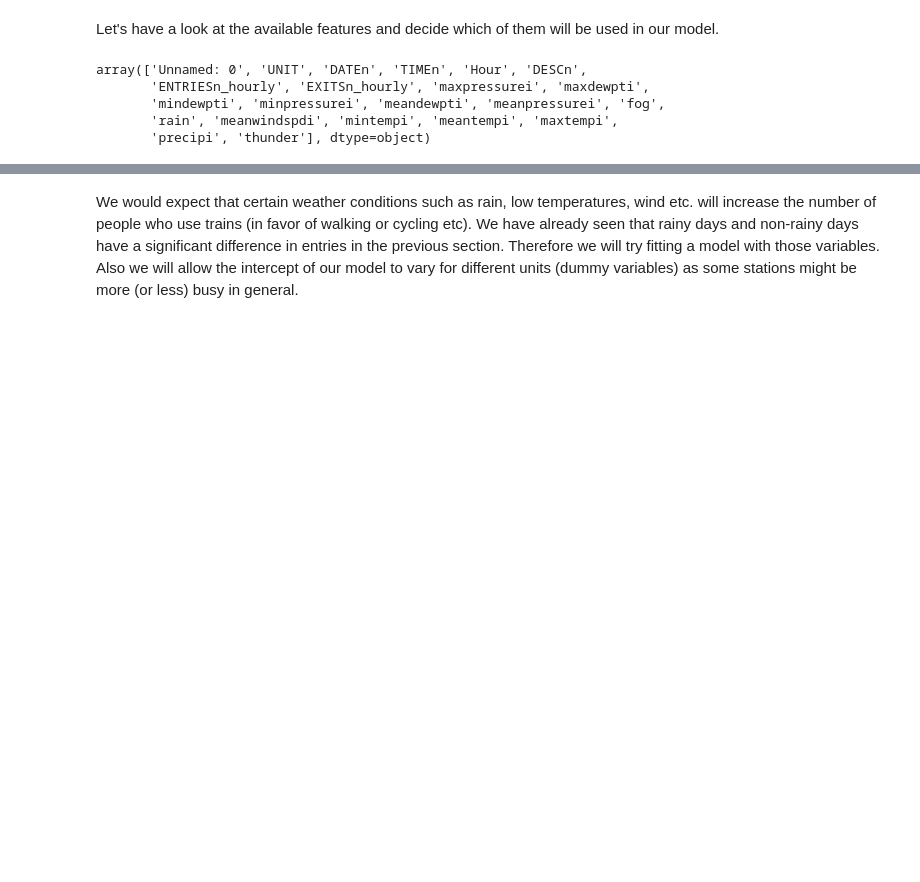
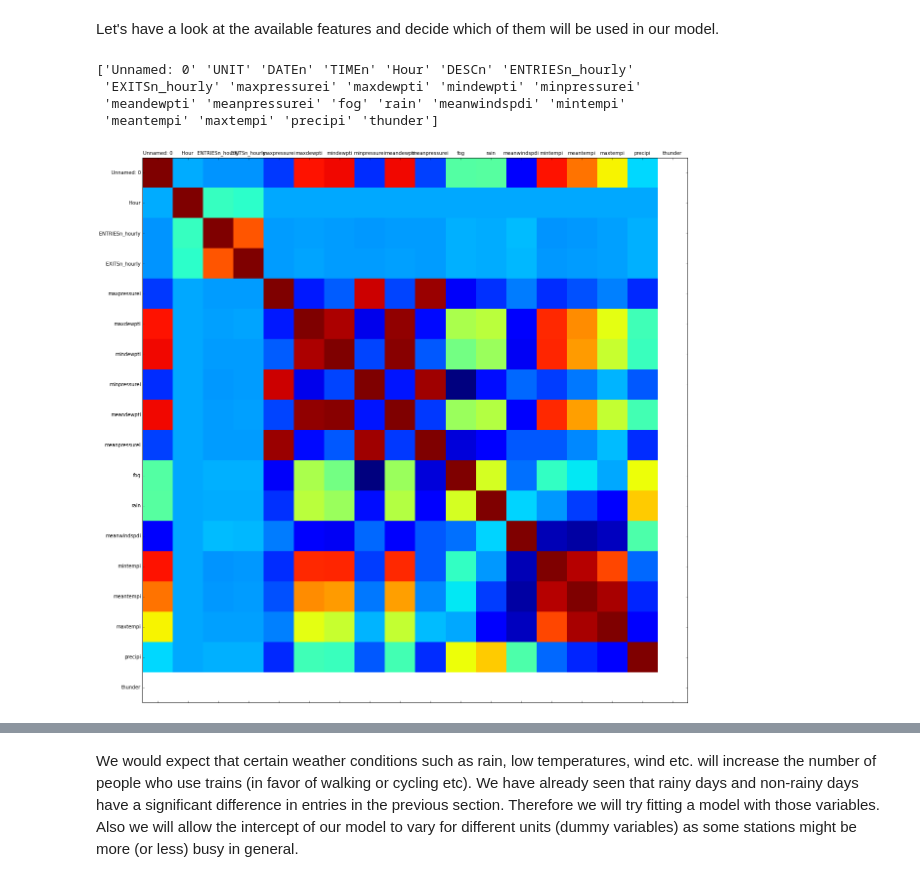
Before and after one commit to bornfreesoul/Intro-to-Data-Science, a Jupyter notebook: Final_Project/final_project_ipython.ipynb, the cells around one changed output, grey strips where cells are left out. Cells and saved outputs as stored; diff of their text form; code cells hidden in the pictures; blank space fills up the shorter version.

Commit message:
add model fit plots

```diff
--- a/Final_Project/final_project_ipython.ipynb
+++ b/Final_Project/final_project_ipython.ipynb
@@ -84,11 +84,17 @@ import random
 import pandas
 # %% [markdown]
 Let's have a look at the available features and decide which of them will be used in our model.
-# %%
-turnstileData.columns.values
-# %% [output]
-array(['Unnamed: 0', 'UNIT', 'DATEn', 'TIMEn', 'Hour', 'DESCn',
-       'ENTRIESn_hourly', 'EXITSn_hourly', 'maxpressurei', 'maxdewpti',
-       'mindewpti', 'minpressurei', 'meandewpti', 'meanpressurei', 'fog',
-       'rain', 'meanwindspdi', 'mintempi', 'meantempi', 'maxtempi',
-       'precipi', 'thunder'], dtype=object)
+# %%
+# correlation matrix - plot
+print turnstileData.columns.values
+corr = turnstileData.corr()
+fig, ax = plt.subplots(figsize=(20, 20))
+ax.matshow(corr)
+plt.xticks(range(len(corr.columns)), corr.columns);
+plt.yticks(range(len(corr.columns)), corr.columns);
+# %% [output]
+['Unnamed: 0' 'UNIT' 'DATEn' 'TIMEn' 'Hour' 'DESCn' 'ENTRIESn_hourly'
+ 'EXITSn_hourly' 'maxpressurei' 'maxdewpti' 'mindewpti' 'minpressurei'
+ 'meandewpti' 'meanpressurei' 'fog' 'rain' 'meanwindspdi' 'mintempi'
+ 'meantempi' 'maxtempi' 'precipi' 'thunder']
+[figure, added]
```
Also changed, not shown: parts of 14 cells of this notebook.
